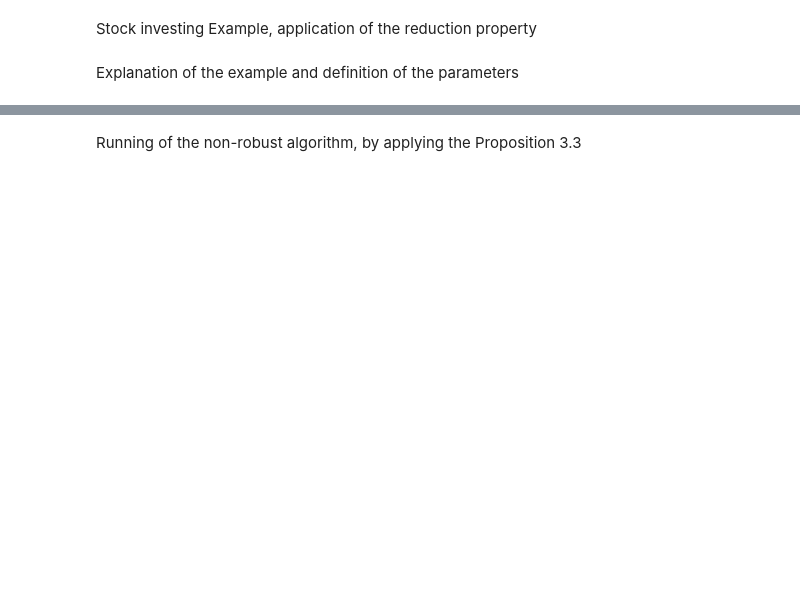
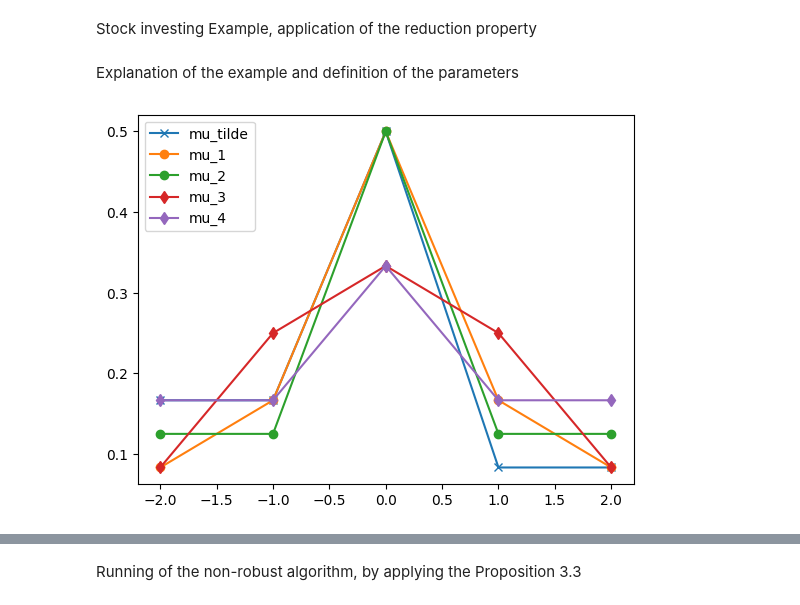
Before and after one commit to CecileDecker/Q_learning, a Jupyter notebook: Pub_New.ipynb, the cells around one changed output, grey strips where cells are left out. Drawn from its saved outputs; the diff is of its cells as text; code cells hidden in the pictures; blank space fills up the shorter version.

```diff
--- a/Pub_New.ipynb
+++ b/Pub_New.ipynb
@@ -19,7 +19,7 @@ from q_learning import *
 # %% [markdown]
 Explanation of the example and definition of the parameters
 # %%
-mu   = [1/12, 1/12, 1/2, 1/6, 1/6]#[1/6, 1/6, 1/2, 1/12, 1/12]
+mu   = [1/6, 1/6, 1/2, 1/12, 1/12]
 
 mu_1 = [1/12, 1/6, 1/2, 1/6, 1/12]
 mu_2 = [1/8, 1/8, 1/2, 1/8, 1/8]
@@ -28,11 +32,13 @@ mu_4 = [1/6, 1/6, 1/3, 1/6, 1/6]
 # %%
 MU = np.array([mu, mu_1, mu_2, mu_3, mu_4]).T
 X  = [-2, -1, 0, 1, 2]
 
 plt.plot(X, mu, "-x", label = "mu_tilde")
 plt.plot(X, mu_1, "-o", label="mu_1")
-#plt.plot(X, mu_2, "-o", label="mu_2")
-#plt.plot(X, mu_3, "-d", label="mu_3")
-#plt.plot(X, mu_4, "-d", label="mu_4")
+plt.plot(X, mu_2, "-o", label="mu_2")
+plt.plot(X, mu_3, "-d", label="mu_3")
+plt.plot(X, mu_4, "-d", label="mu_4")
 plt.legend(loc="upper left")
 plt.show()
+# %% [output]
+[figure, added]
```
Also changed, not shown: parts of 18 cells of this notebook.
